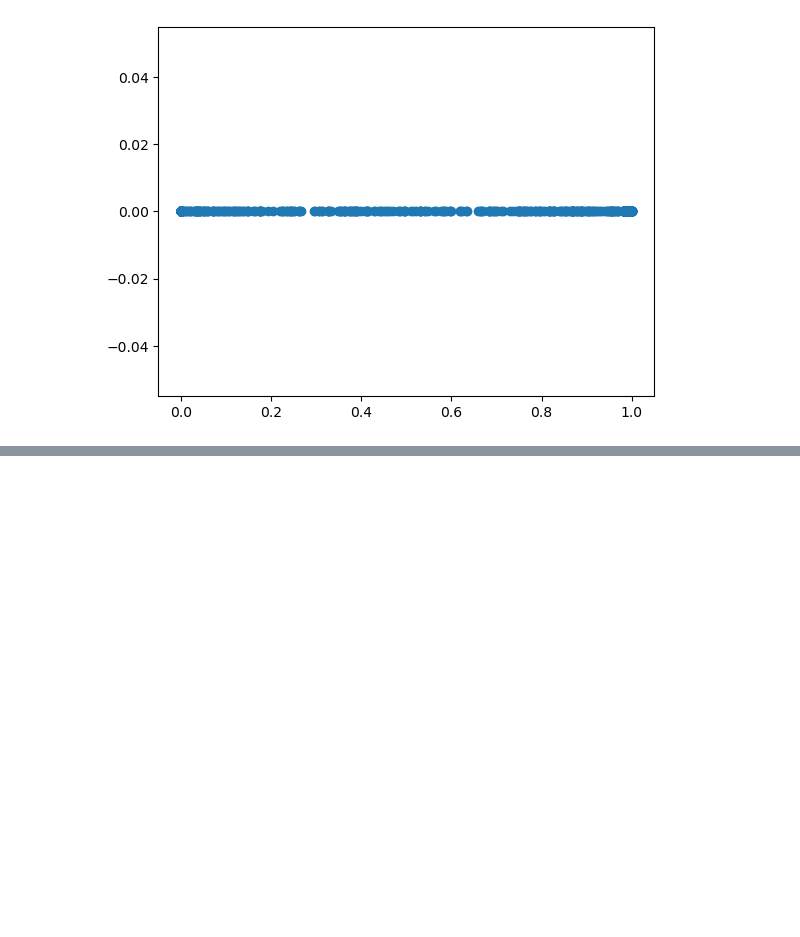
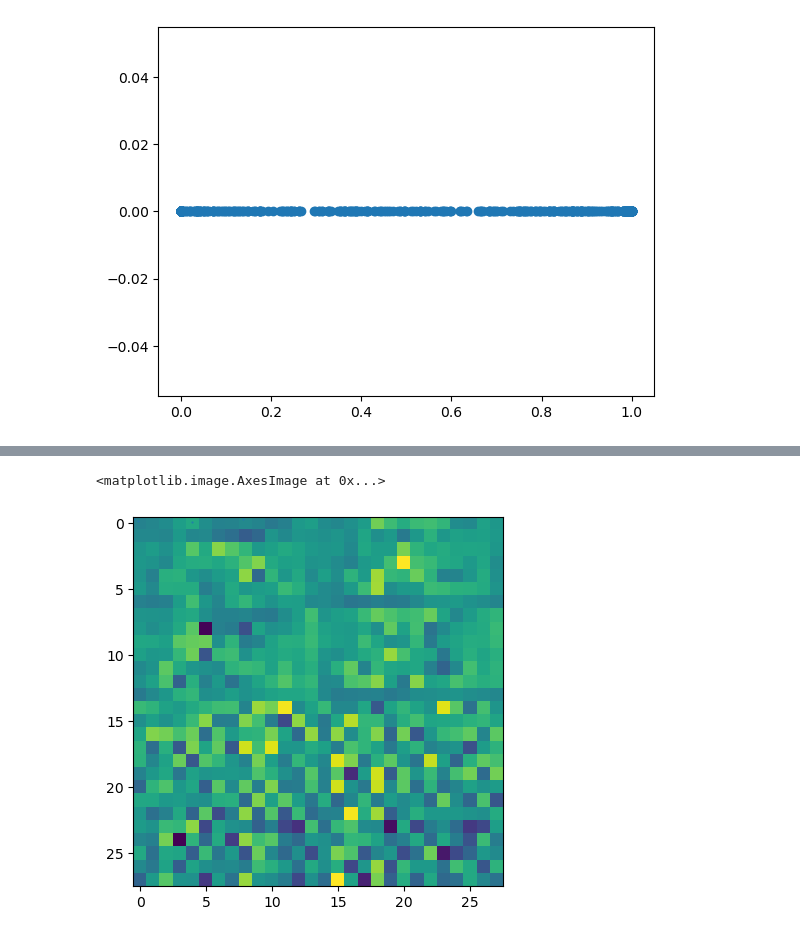
Before and after one commit to benjzhang/tap-sgm, a Jupyter notebook: mymnist/mnist_simple_tapsgm.ipynb, the cells around one changed output, grey strips where cells are left out. Saved outputs shown, nothing was run; the diff lists cells and outputs as text; code cells hidden in the pictures; blank space fills up the shorter version.

```diff
--- a/mymnist/mnist_simple_tapsgm.ipynb
+++ b/mymnist/mnist_simple_tapsgm.ipynb
@@ -193,3 +162,11 @@ for ii in range(60):
+# %%
+loaded = torch.load('pushforward_samples')
+loaded = loaded.detach().numpy()
+plt.scatter(loaded[0:9999,0,20,26],loaded[0:9999,0,17,15],s = 0.2)
+plt.imshow(loaded[10,0,:,:])
+# %% [output]
+<matplotlib.image.AxesImage at 0x...>
+[figure, added]
 # %%
 # Scorenet is a U-net, whatever that is.
 
```
Also changed, not shown: parts of 11 cells of this notebook, 3 other files.
